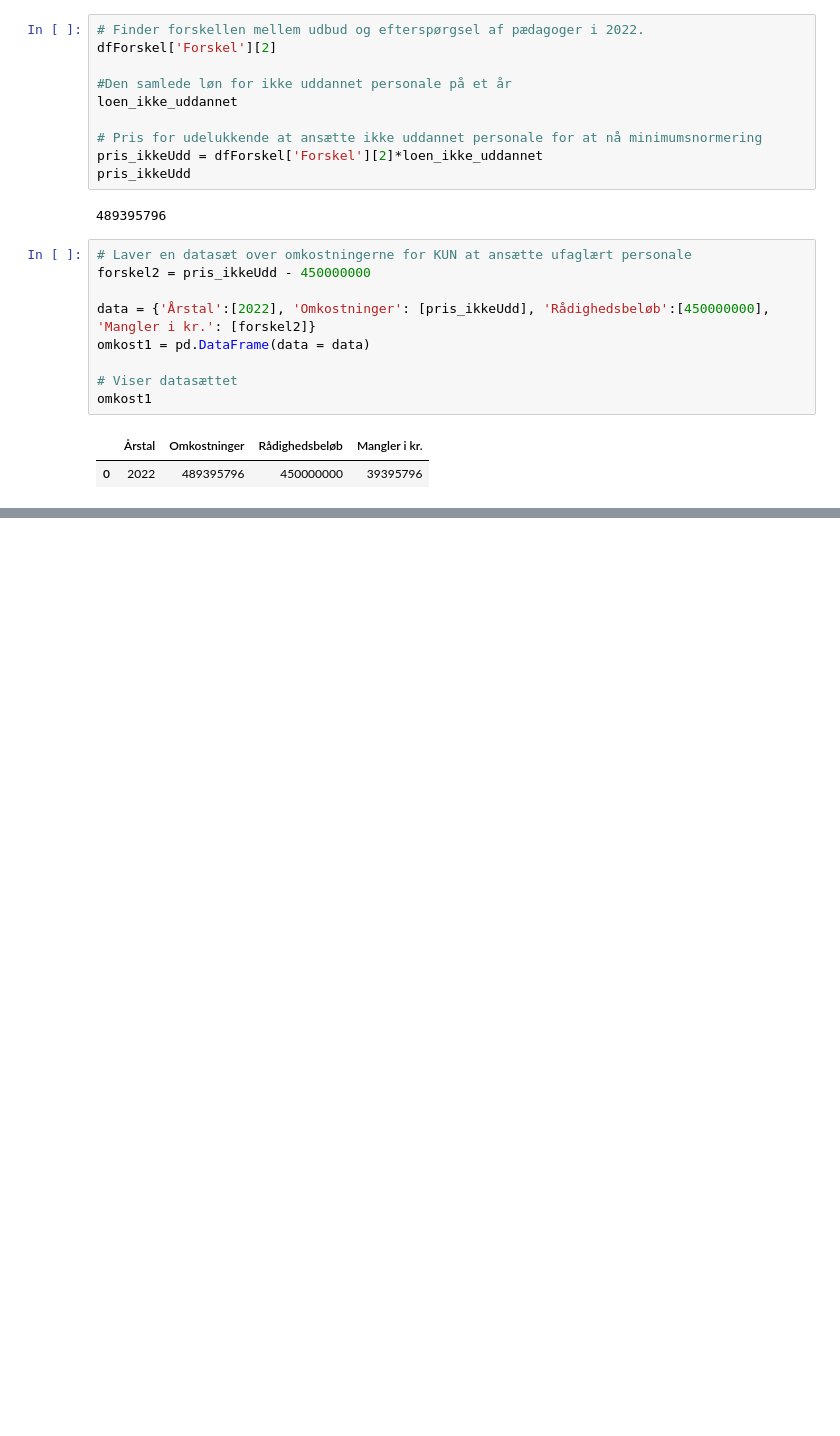
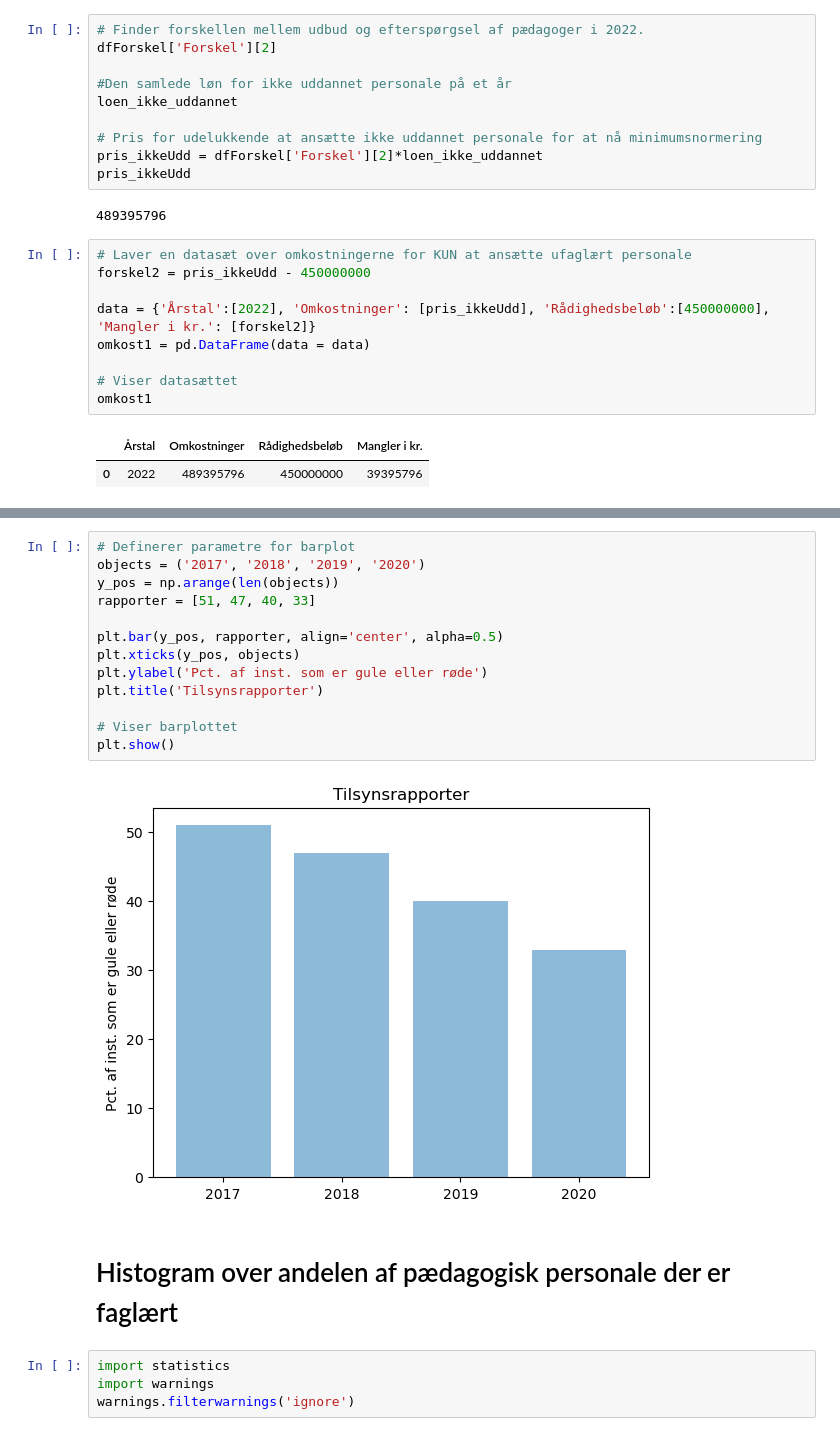
Before and after one commit to MariaSilke/DO21Eksamen, a Jupyter notebook: Normeringer i Københavns Kommune.ipynb, the cells around one changed output, grey strips where cells are left out. Drawn from its saved outputs; the diff is of its cells as text; blank space fills up the shorter version.

```diff
--- a/Normeringer i Københavns Kommune.ipynb
+++ b/Normeringer i Københavns Kommune.ipynb
@@ -536,0 +1181,21 @@ omkost1
+# %%
+# Definerer parametre for barplot
+objects = ('2017', '2018', '2019', '2020')
+y_pos = np.arange(len(objects))
+rapporter = [51, 47, 40, 33]
+
+plt.bar(y_pos, rapporter, align='center', alpha=0.5)
+plt.xticks(y_pos, objects)
+plt.ylabel('Pct. af inst. som er gule eller røde')
+plt.title('Tilsynsrapporter')
+
+# Viser barplottet
+plt.show()
+# %% [output]
+[figure, added]
+# %% [markdown]
+# Histogram over andelen af pædagogisk personale der er faglært
+# %%
+import statistics
+import warnings
+warnings.filterwarnings('ignore')
```
Also changed, not shown: parts of 17 cells of this notebook.
